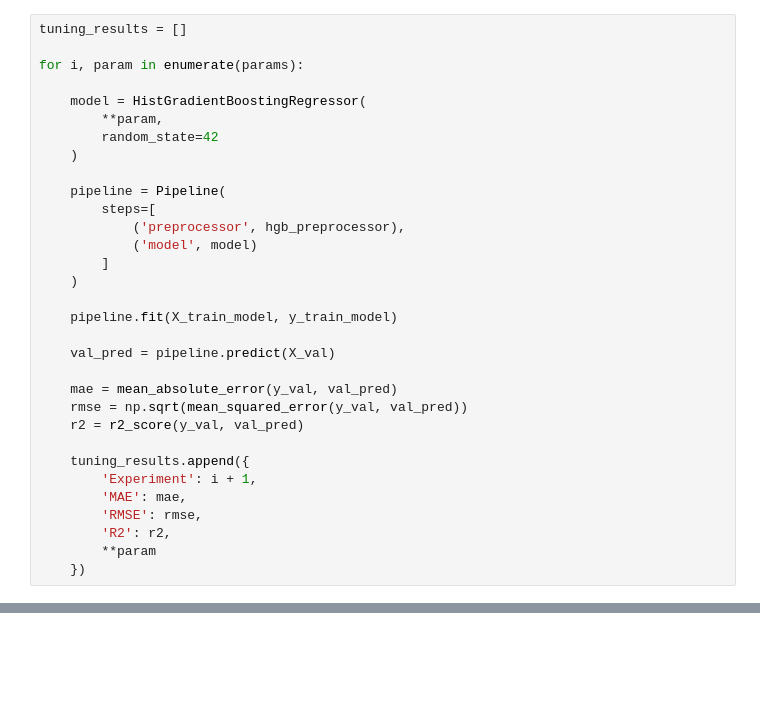
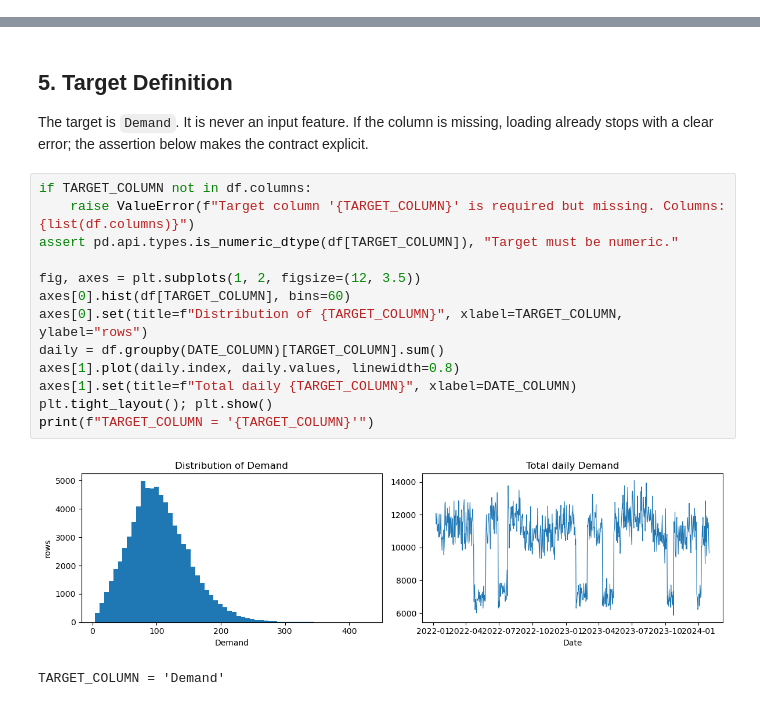
Before and after one commit to AliMotassem164/Dynamic-Pricing-Optimizer, a Jupyter notebook: Notebooks/Modeling.ipynb, the cells around one changed output, grey strips where cells are left out. Drawn from its saved outputs; the diff is of its cells as text; blank space fills up the shorter version.

Commit message:
Refactor ML pipeline and add dynamic pricing optimization

```diff
--- a/Notebooks/Modeling.ipynb
+++ b/Notebooks/Modeling.ipynb
@@ -531,32 +0,0 @@ params = [
-# %%
-tuning_results = []
-
-for i, param in enumerate(params):
-
-    model = HistGradientBoostingRegressor(
-        **param,
-        random_state=42
-    )
-
-    pipeline = Pipeline(
-        steps=[
-            ('preprocessor', hgb_preprocessor),
-            ('model', model)
-        ]
-    )
-
-    pipeline.fit(X_train_model, y_train_model)
-
-    val_pred = pipeline.predict(X_val)
-
-    mae = mean_absolute_error(y_val, val_pred)
-    rmse = np.sqrt(mean_squared_error(y_val, val_pred))
-    r2 = r2_score(y_val, val_pred)
-
-    tuning_results.append({
-        'Experiment': i + 1,
-        'MAE': mae,
-        'RMSE': rmse,
-        'R2': r2,
-        **param
-    })
@@ -832,0 +285,21 @@ Champion model saved successfully!
+# %% [markdown]
+## 5. Target Definition
+
+The target is `Demand`. It is never an input feature. If the column is missing, loading already stops with a clear error;
+the assertion below makes the contract explicit.
+# %%
+if TARGET_COLUMN not in df.columns:
+    raise ValueError(f"Target column '{TARGET_COLUMN}' is required but missing. Columns: {list(df.columns)}")
+assert pd.api.types.is_numeric_dtype(df[TARGET_COLUMN]), "Target must be numeric."
+
+fig, axes = plt.subplots(1, 2, figsize=(12, 3.5))
+axes[0].hist(df[TARGET_COLUMN], bins=60)
+axes[0].set(title=f"Distribution of {TARGET_COLUMN}", xlabel=TARGET_COLUMN, ylabel="rows")
+daily = df.groupby(DATE_COLUMN)[TARGET_COLUMN].sum()
+axes[1].plot(daily.index, daily.values, linewidth=0.8)
+axes[1].set(title=f"Total daily {TARGET_COLUMN}", xlabel=DATE_COLUMN)
+plt.tight_layout(); plt.show()
+print(f"TARGET_COLUMN = '{TARGET_COLUMN}'")
+# %% [output]
+[figure, added]
+TARGET_COLUMN = 'Demand'
```
Also changed, not shown: parts of 103 cells of this notebook, 19 other files.
